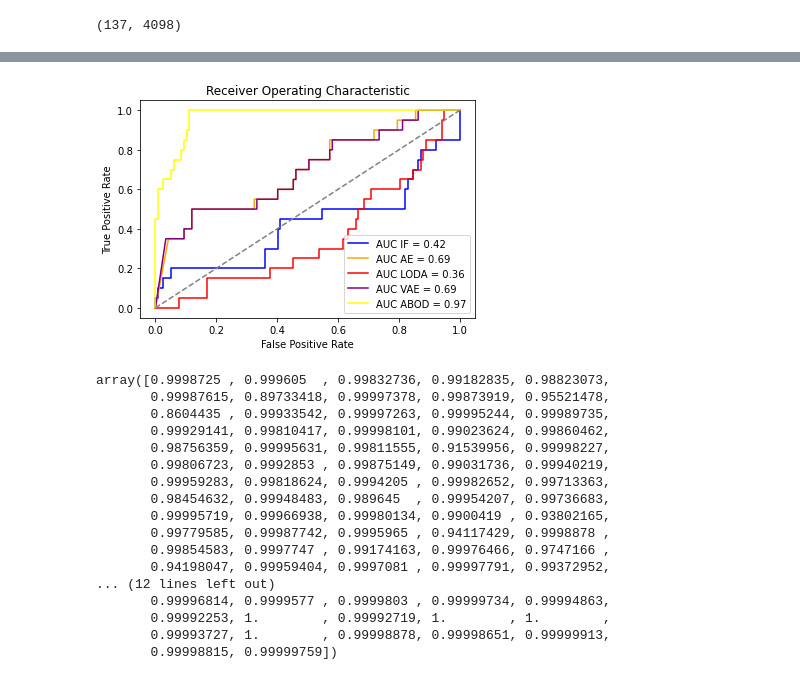
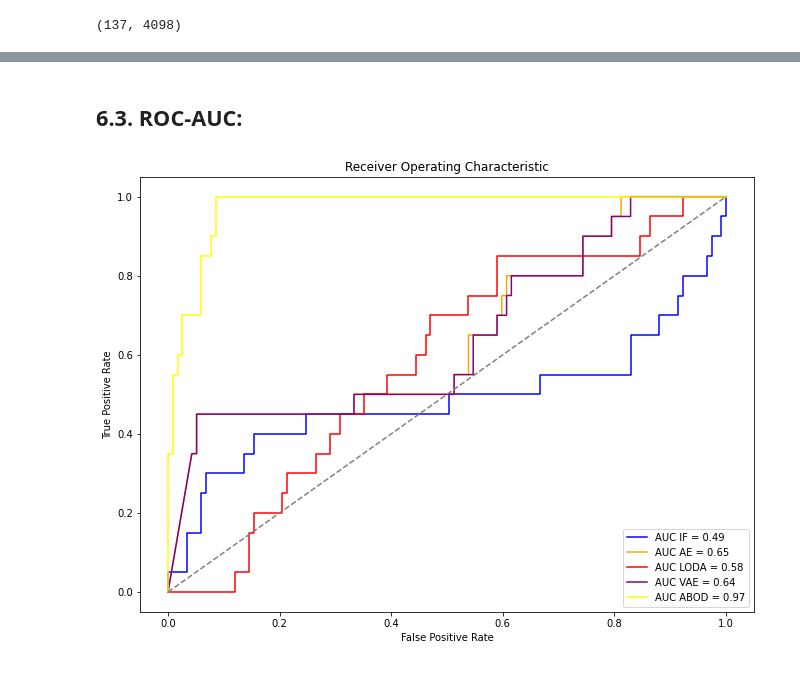
Before and after one commit to nbelhidane/Stop-Sign-Outlier-Detection, a Jupyter notebook: notebook_dataset_pyod.ipynb, the cells around one changed output, grey strips where cells are left out. Drawn from its saved outputs; the diff is of its cells as text; code cells hidden in the pictures.

```diff
--- a/notebook_dataset_pyod.ipynb
+++ b/notebook_dataset_pyod.ipynb
@@ -382,0 +307,6 @@ true = df_test['label']!=14
+# %%
+model_if = IForest(n_estimators=100, contamination=0.19, n_jobs=-1, random_state=42)
+model_ae = AutoEncoder(epochs=10, random_state=42, contamination=0.01)
+model_vae = VAE(random_state=42, contamination=0.01, epochs = 10)
+model_loda = LODA(contamination=0.34, n_bins=10, n_random_cuts=100)
+model_abod = ABOD(contamination=0.13)
@@ -395,0 +438,2 @@ ABOD accuracy: 0.93
+# %% [markdown]
+## 6.3. ROC-AUC:
@@ -396,50 +452,17 @@ ABOD accuracy: 0.93
 # %%
-from sklearn import metrics
+plt.figure(figsize=(11, 8))
 
-fpr_if, tpr_if, threshold_if = metrics.roc_curve(true, model_if.predict_proba(df_test.iloc[:,2:])[:,1])
-fpr_ae, tpr_ae, threshold_ae = metrics.roc_curve(true, model_ae.predict_proba(df_test.iloc[:,2:])[:,1])
-fpr_loda, tpr_loda, threshold_loda = metrics.roc_curve(true, model_loda.predict_proba(df_test.iloc[:,2:])[:,1])
-fpr_vae, tpr_vae, threshold_vae = metrics.roc_curve(true, model_vae.predict_proba(df_test.iloc[:,2:])[:,1])
-fpr_abod, tpr_abod, threshold_abod = metrics.roc_curve(true, model_abod.predict_proba(df_test.iloc[:,2:])[:,1])
-
-roc_auc_if = metrics.auc(fpr_if, tpr_if)
-roc_auc_ae = metrics.auc(fpr_ae, tpr_ae)
-roc_auc_loda = metrics.auc(fpr_loda, tpr_loda)
-roc_auc_vae = metrics.auc(fpr_vae, tpr_vae)
-roc_auc_abod = metrics.auc(fpr_abod, tpr_abod)
-
-# method I: plt
-import matplotlib.pyplot as plt
 plt.title('Receiver Operating Characteristic')
 plt.plot(fpr_if, tpr_if, 'b', color = 'blue', label = 'AUC IF = %0.2f' % roc_auc_if)
 plt.plot(fpr_ae, tpr_ae, 'b', color = 'orange', label = 'AUC AE = %0.2f' % roc_auc_ae)
 plt.plot(fpr_loda, tpr_loda, 'b', color = 'red', label = 'AUC LODA = %0.2f' % roc_auc_loda)
 plt.plot(fpr_vae, tpr_vae, 'b', color = 'purple', label = 'AUC VAE = %0.2f' % roc_auc_vae)
 plt.plot(fpr_abod, tpr_abod, 'b', color = 'yellow', label = 'AUC ABOD = %0.2f' % roc_auc_abod)
 plt.legend(loc = 'lower right')
 plt.plot([0, 1], [0, 1],'r--', color = 'grey')
 plt.ylabel('True Positive Rate')
 plt.xlabel('False Positive Rate')
+plt.savefig('roc_auc.png', dpi=300, bbox_inches='tight')
 plt.show()
 # %% [output]
-[figure, old version]
+[figure, new version]
-# %%
-model_abod.predict_proba(df_test.iloc[:,2:])[:,1]
-# %% [output]
-array([0.9998725 , 0.999605  , 0.99832736, 0.99182835, 0.98823073,
-       0.99987615, 0.89733418, 0.99997378, 0.99873919, 0.95521478,
-       0.8604435 , 0.99933542, 0.99997263, 0.99995244, 0.99989735,
-       0.99929141, 0.99810417, 0.99998101, 0.99023624, 0.99860462,
-       0.98756359, 0.99995631, 0.99811555, 0.91539956, 0.99998227,
-       0.99806723, 0.9992853 , 0.99875149, 0.99031736, 0.99940219,
-       0.99959283, 0.99818624, 0.9994205 , 0.99982652, 0.99713363,
-       0.98454632, 0.99948483, 0.989645  , 0.99954207, 0.99736683,
-       0.99995719, 0.99966938, 0.99980134, 0.9900419 , 0.93802165,
-       0.99779585, 0.99987742, 0.9995965 , 0.94117429, 0.9998878 ,
-       0.99854583, 0.9997747 , 0.99174163, 0.99976466, 0.9747166 ,
-       0.94198047, 0.99959404, 0.9997081 , 0.99997791, 0.99372952,
-... (12 lines left out)
-       0.99996814, 0.9999577 , 0.9999803 , 0.99999734, 0.99994863,
-       0.99992253, 1.        , 0.99992719, 1.        , 1.        ,
-       0.99993727, 1.        , 0.99998878, 0.99998651, 0.99999913,
-       0.99998815, 0.99999759])
```
Also changed, not shown: parts of 63 cells of this notebook.
